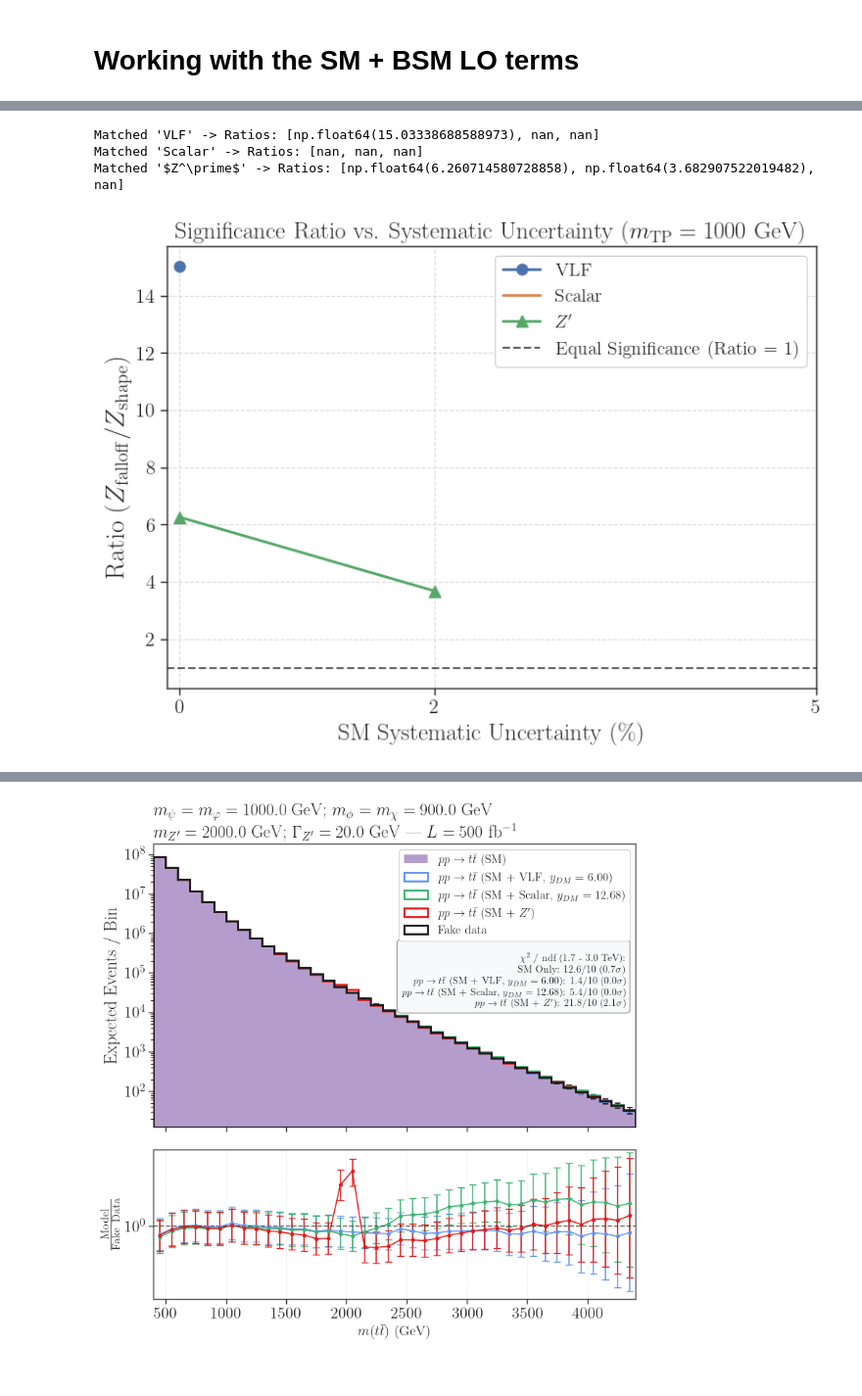
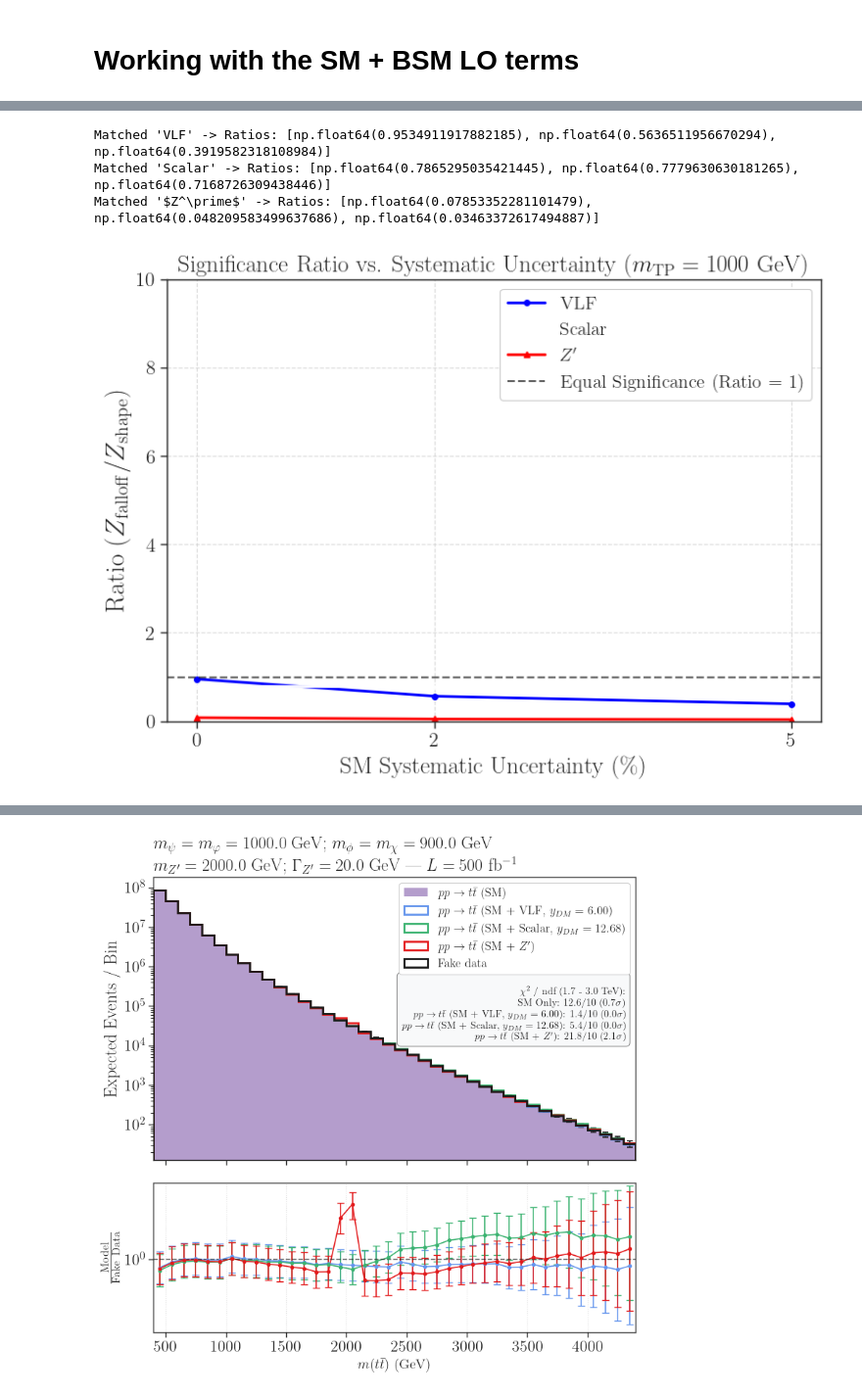
Before and after one commit to viniciusrocca/EFT_ToyModel, a Jupyter notebook: Plots/Article_method-Copy1.ipynb, the cells around one changed output, grey strips where cells are left out. Shown at 98% size. Cells and saved outputs as stored; diff of their text form; code cells hidden in the pictures.

```diff
--- a/Plots/Article_method-Copy1.ipynb
+++ b/Plots/Article_method-Copy1.ipynb
@@ -946,7 +969,7 @@ for i in range(0, len(data_NLO), 4):
     pmodels.append(r'%s (%s)' % (process, model))
     label_sm = pmodels[-1]
     labels_sm.append(label_sm)
-
+    print(n)
     integral_sm = np.sum(h_sm_total/(n+1))
     h_sm = h_sm_total/(n+1)
     hErr_sm = np.sqrt(hErr_sm_total_sq/((n+1)**2) + (sm_err*h_sm)**2)
@@ -1053,7 +1076,7 @@ for i in range(0, len(data_NLO), 4):
         hErr_sq, _ = np.histogram(d['mTT'], bins=bins, weights=np.array(d['weights'])**2)
         if d['model'] == 'SM':
             h_fake_sm += h
-            hErr_fake_sm += hErr_sq
+            #hErr_fake_sm += hErr_sq
             n_sm+=1
         else:
             h_fake_sig += fake_scale_factor * h
@@ -1061,7 +1084,7 @@ for i in range(0, len(data_NLO), 4):
             n+=1
     print(n_sm,n)
     h_fake = h_fake_sig/(n/2) + h_fake_sm/n_sm
-    hErr_fake = np.sqrt(hErr_fake_sig/((n/2)**2) + hErr_fake_sm/(n_sm**2))
+    hErr_fake = np.sqrt(hErr_fake_sig/((n/2)**2) + (sm_err * h_fake_sm/n_sm )**2) * lum_scale
 
     # The total expected observation of the fake data
     N_obs = h_fake * lum_scale
@@ -1207,6 +1230,6 @@ for i in range(0, len(data_NLO), 4):
     axarr[1].yaxis.set_minor_locator(FixedLocator(minor_tick_locations))
 
     plt.tight_layout()
-    #plt.savefig('Dists_comparison_interference.png')
+    plt.savefig('Dists_comparison_interference.png')
     plt.show()
 # %% [output]
@@ -1249,7 +1274,7 @@ ratios = []
 ratios_err = []
 frac_peak, frac_bins = [], []
 # Computing the ratios
-for i, h in enumerate(raw_ratio):
+for i, h in enumerate(bsm_hists):
     aux = []
     err = []
     # Loop starts at b_peak, but we will ignore the 0th element in the stats test!
@@ -1257,8 +1282,8 @@ for i, h in enumerate(raw_ratio):
     for j in range(b_peak-n_bp, b_peak + n_ap):
         A = h[j]
         B = h[b_peak]
-        errA = ratio_err[i][j]
-        errB = ratio_err[i][b_peak]
+        errA = bsm_errs[i][j]
+        errB = bsm_errs[i][b_peak]
 
         aux.append(A / B)
 
@@ -1925,11 +2004,13 @@ for i in range(0, len(data_NLO), 4):
 fig, ax = plt.subplots(figsize=(8, 6))
 
 ax.plot(x, sm_sys, 'blue')
-ax.plot(x,sqrt_N, 'green')
-ax.plot(x, np.sqrt(sqrt_N**2 + sm_sys**2), 'red')
-ax.plot(x,bsm_hists[-1], 'black' )
-ax.plot(x,h_sm, 'black' )
-ax.plot(x,N_obs, 'black', ls = '--' )
+ax.plot(x,sqrt_N, 'green', ls = '-.')
+#ax.plot(x,sig_mc, 'orange')
+ax.plot(x, np.sqrt(sqrt_N**2 + sm_sys**2 + (hErr_fake_sig/(n/2))**2), 'red')
+#ax.plot(x,bsm_hists[-1], 'black' )
+ax.plot(x,h_sm, 'black', ls = '--' )
+ax.plot(x,N_obs, 'black' )
 ax.set_yscale('log')
+ax.set_ylim(1e-3,1e+9)
 plt.show()
 # %% [output]
@@ -2270,7 +2410,17 @@ sm_errs = sorted(list(model_significances[first_model].keys()))
 sm_errs_pct = [err * 100 for err in sm_errs]
 
 fig, ax = plt.subplots(figsize=(8, 6))
+
+# Fixed the empty string marker to 's' (square)
 markers = ['o', '', '^', 'd', 'v']
+
+# --- NEW: Define a color mapping for your models ---
+model_colors = {
+    'VLF': 'blue',
+    'Scalar': 'white',
+    r'$Z^\prime$': 'red'
+}
+# ---------------------------------------------------
 
 lines_plotted = 0
 
@@ -2280,7 +2430,7 @@ for i, sig_key in enumerate(model_significances.keys()):
         core_name = 'VLF'
     elif 'Scalar' in sig_key:
         core_name = 'Scalar'
-    elif r'$Z^\\prime$' in sig_key or r"$Z^\prime$" in sig_key:
+    elif r'$Z^\prime$' in sig_key or r"$Z^\prime$" in sig_key:
         core_name = r'$Z^\prime$'
     else:
         continue # Skip if we can't identify it
@@ -2306,40 +2456,41 @@ for i, sig_key in enumerate(model_significances.keys()):
                 ratio = np.nan
 
             ratios.append(ratio)
 
         print(f"Matched '{core_name}' -> Ratios: {ratios}")
 
-        # Plot using the clean core_name for a nicer legend
+        # Plot using the clean core_name for a nicer legend, and apply the specific color
         ax.plot(sm_errs_pct, ratios, marker=markers[i % len(markers)],
-                linewidth=2, markersize=8, label=core_name)
+                color=model_colors.get(core_name, 'black'), # Fallback to black if not found
+                linewidth=2, markersize=4, label=core_name)
         lines_plotted += 1
     else:
         print(f"WARNING: Could not find a match for '{core_name}' in the SM+Signal dictionary!")
 
 # --- Formatting the Plot ---
 ax.axhline(1.0, color='black', linestyle='--', linewidth=1.5, alpha=0.6, label='Equal Significance (Ratio = 1)')
 
 ax.set_xlabel(r'SM Systematic Uncertainty (\%)', fontsize=18)
 ax.set_ylabel(r'Ratio $\left( Z_{\mathrm{falloff}} / Z_{\mathrm{shape}} \right)$', fontsize=20)
 ax.set_title(r'Significance Ratio vs. Systematic Uncertainty ($m_{\mathrm{TP}} = 1000$ GeV)', fontsize=18)
 
 ax.grid(True, linestyle='--', alpha=0.7)
 ax.tick_params(axis='both', which='major', labelsize=15)
 ax.set_xticks(sm_errs_pct)
-
+ax.set_ylim([0,10])
 
 # Only draw legend if we plotted lines
 if lines_plotted > 0:
     ax.legend(fontsize=14, loc='best', framealpha=1.0)
 
 plt.tight_layout()
 #plt.savefig('Significance_Ratio_Comparison.png', dpi=300, bbox_inches='tight')
 plt.show()
 # %% [output]
-Matched 'VLF' -> Ratios: [np.float64(15.03338688588973), nan, nan]
-Matched 'Scalar' -> Ratios: [nan, nan, nan]
-Matched '$Z^\prime$' -> Ratios: [np.float64(6.260714580728858), np.float64(3.682907522019482), nan]
+Matched 'VLF' -> Ratios: [np.float64(0.9534911917882185), np.float64(0.5636511956670294), np.float64(0.3919582318108984)]
+Matched 'Scalar' -> Ratios: [np.float64(0.7865295035421445), np.float64(0.7779630630181265), np.float64(0.7168726309438446)]
+Matched '$Z^\prime$' -> Ratios: [np.float64(0.07853352281101479), np.float64(0.048209583499637686), np.float64(0.03463372617494887)]
-[figure, old version]
+[figure, new version]
 # %%
 mTT_start = 1.5 * mPsiT
 tail_mask = bins[:-1] >= mTT_start
```
Also changed, not shown: parts of 20 cells of this notebook, 1 other file.
